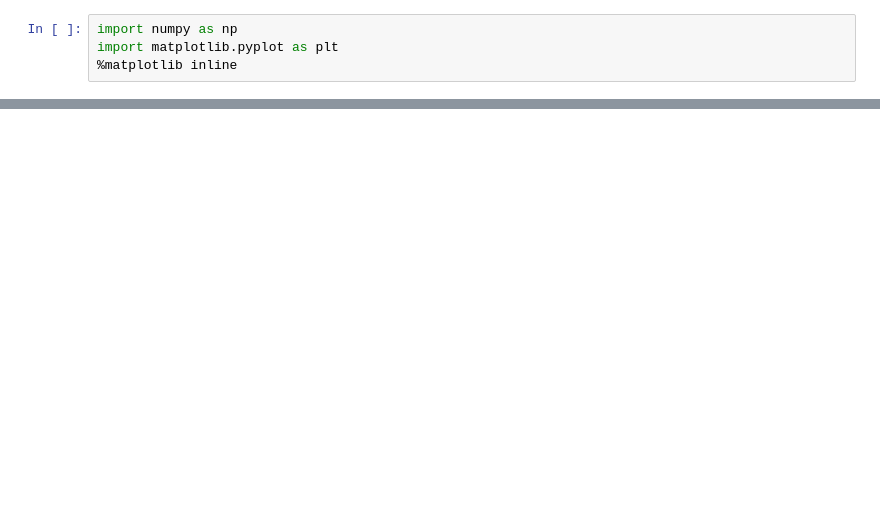
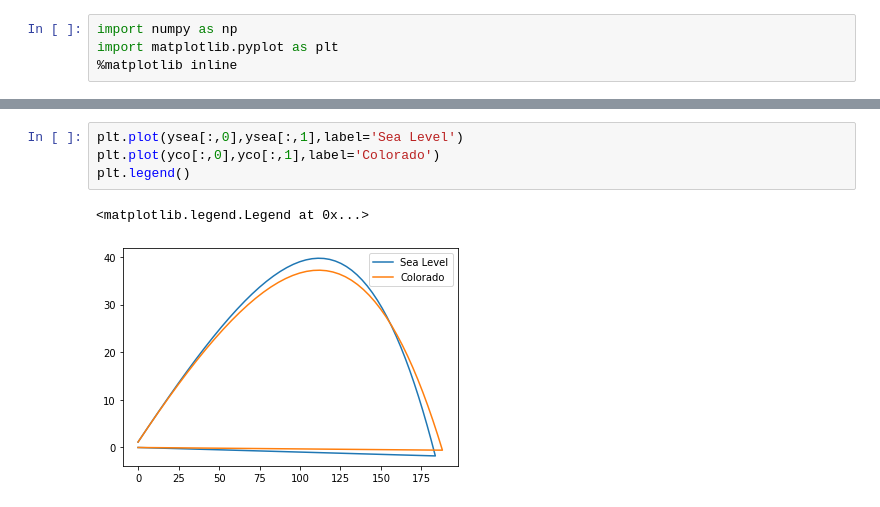
Before and after one commit to dsharkey99/PHYS250-Final, a Jupyter notebook: High Altitude Home Runs.ipynb, the cells around one changed output, grey strips where cells are left out. Saved outputs shown, nothing was run; the diff lists cells and outputs as text; blank space fills up the shorter version.

```diff
--- a/High Altitude Home Runs.ipynb
+++ b/High Altitude Home Runs.ipynb
@@ -51,0 +161,7 @@ def ascensionf(vel, Location):
+# %%
+plt.plot(ysea[:,0],ysea[:,1],label='Sea Level')
+plt.plot(yco[:,0],yco[:,1],label='Colorado')
+plt.legend()
+# %% [output]
+<matplotlib.legend.Legend at 0x...>
+[figure, added]
```
Also changed, not shown: parts of 12 cells of this notebook.
